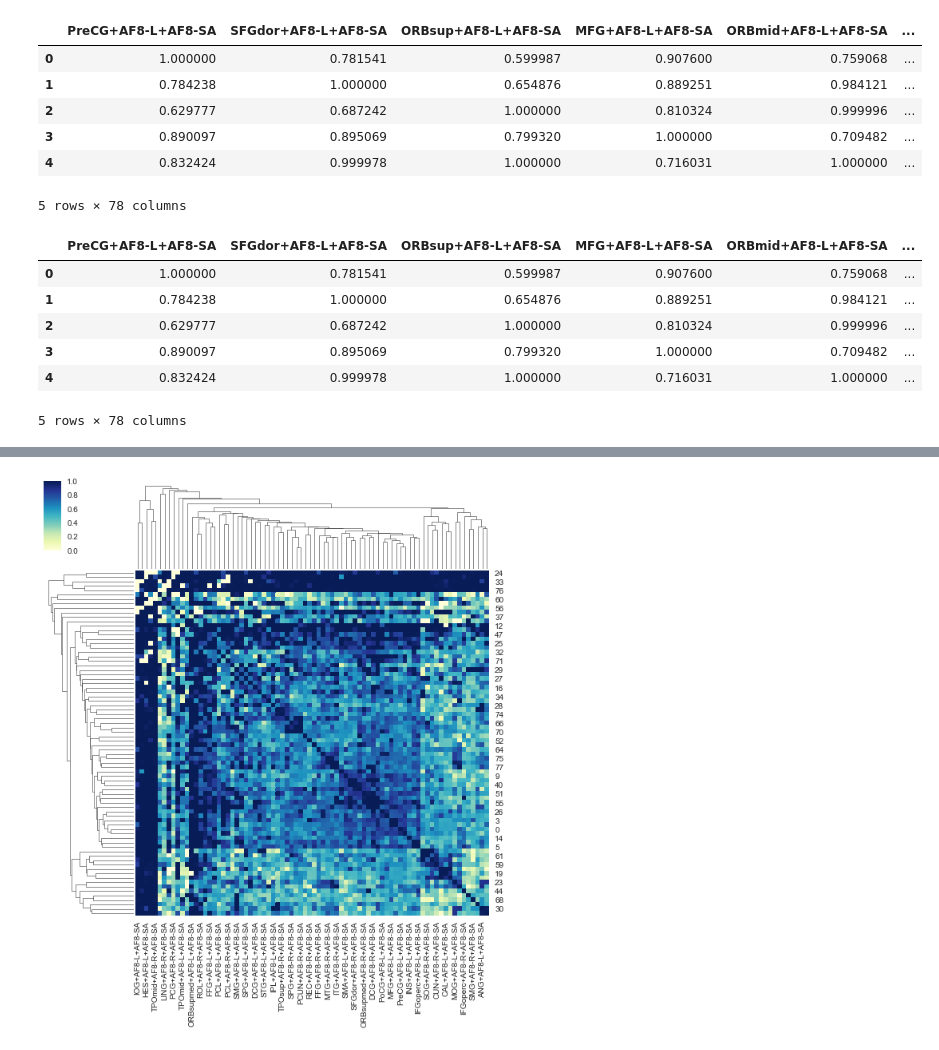
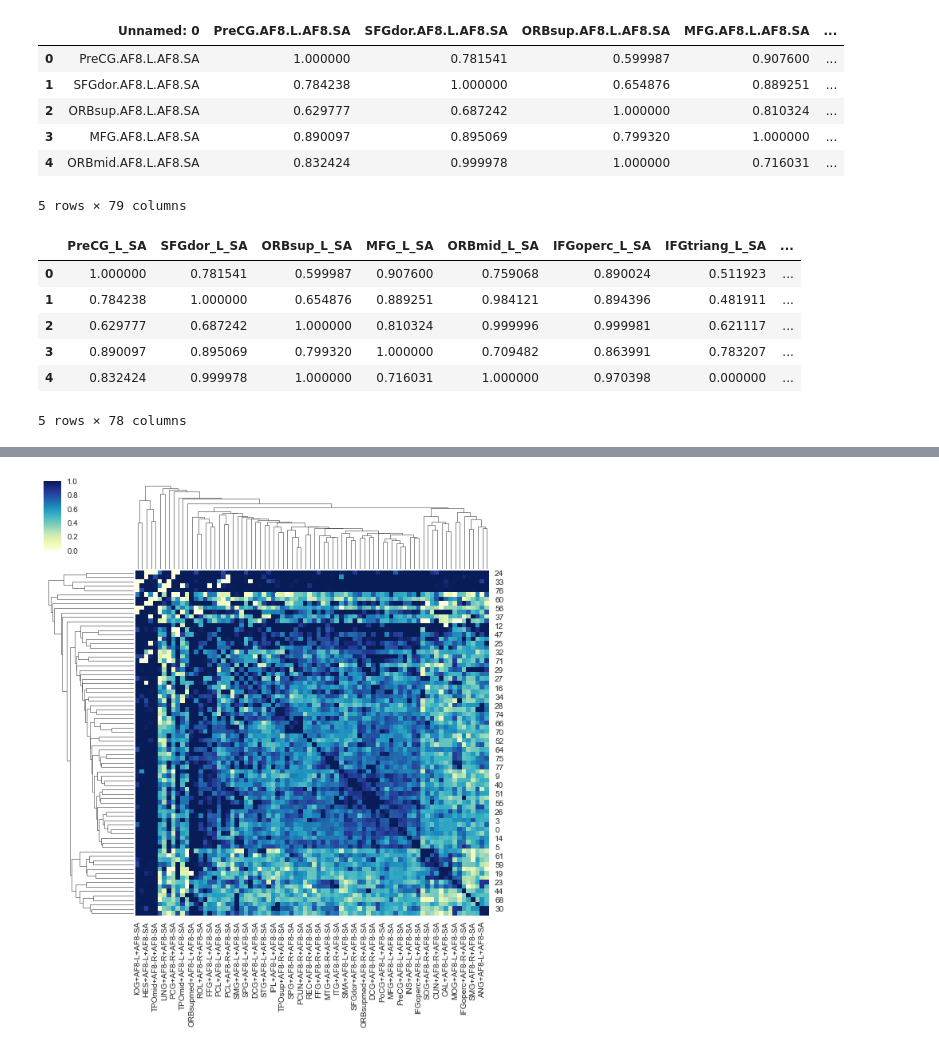
Before and after one commit to DimuthuHemachandra/heridcity, a Jupyter notebook: Clustering.ipynb, the cells around one changed output, grey strips where cells are left out. Saved outputs shown, nothing was run; the diff lists cells and outputs as text; code cells hidden in the pictures.

```diff
--- a/Clustering.ipynb
+++ b/Clustering.ipynb
@@ -5,40 +5,50 @@ import pandas as pd
 import numpy as np
 # %%
 # Reading non-symmetric input data
-
 df = pd.read_csv('SA_AAL_rg.csv')
-for column in df:
-    if df[column].dtype == np.object_:
-        df[column] = df[column].str.replace('\+AC0-', '-').astype(float)
-df = df.fillna(1)
 df.head()
 # %% [output]
-|  | PreCG+AF8-L+AF8-SA | SFGdor+AF8-L+AF8-SA | ORBsup+AF8-L+AF8-SA | MFG+AF8-L+AF8-SA | ORBmid+AF8-L+AF8-SA | ... |
-| 0 | 1.000000 | 0.781541 | 0.599987 | 0.907600 | 0.759068 | ... |
-| 1 | 0.784238 | 1.000000 | 0.654876 | 0.889251 | 0.984121 | ... |
-| 2 | 0.629777 | 0.687242 | 1.000000 | 0.810324 | 0.999996 | ... |
-| 3 | 0.890097 | 0.895069 | 0.799320 | 1.000000 | 0.709482 | ... |
-| 4 | 0.832424 | 0.999978 | 1.000000 | 0.716031 | 1.000000 | ... |
+|  | Unnamed: 0 | PreCG.AF8.L.AF8.SA | SFGdor.AF8.L.AF8.SA | ORBsup.AF8.L.AF8.SA | MFG.AF8.L.AF8.SA | ... |
+| 0 | PreCG.AF8.L.AF8.SA | 1.000000 | 0.781541 | 0.599987 | 0.907600 | ... |
+| 1 | SFGdor.AF8.L.AF8.SA | 0.784238 | 1.000000 | 0.654876 | 0.889251 | ... |
+| 2 | ORBsup.AF8.L.AF8.SA | 0.629777 | 0.687242 | 1.000000 | 0.810324 | ... |
+| 3 | MFG.AF8.L.AF8.SA | 0.890097 | 0.895069 | 0.799320 | 1.000000 | ... |
+| 4 | ORBmid.AF8.L.AF8.SA | 0.832424 | 0.999978 | 1.000000 | 0.716031 | ... |
-5 rows × 78 columns
+5 rows × 79 columns
 # %%
-# Removing values <0, > 1 and thresholding (if needed)
+df = df.drop(df.columns[0], axis = 'columns')
+df.columns = df.columns.str.replace('.AF8.', '_')
+df.head()
 
-for i in range(78):
-    for j in range(78):
-        if df.iloc[i,j] < 0:
-            df.iloc[i,j] = 0
-        if df.iloc[i,j] > 1:
-            df.iloc[i,j] = 1
+# DATA PREPROCESSING from before (not necessary anymore!)
+# for i in range(78):
+#     for j in range(78):
+#         if df.iloc[i,j] < 0:
+#             df.iloc[i,j] = 0
+#         if df.iloc[i,j] > 1:
+#             df.iloc[i,j] = 1
         # Thresholding
         #if df.iloc[i,j] < 0.5:
          #   df.iloc[i,j] = 0
-df.head()
+# for column in df:
+#      if df[column].dtype == np.object_:
+#          df[column] = df[column].str.replace('.AC0.', '_').astype(float)
+# df = df.fillna(1)
+# df.head()
+
+# INVERTING THE DATA (not necessary)
+    # looking at dissim instead of sim
+    # same as agglomerating vs. separating data
+# for i in range(78):
+#     for j in range(78):
+#         a = df.iloc[i,j]
+#         df.iloc[i,j] = 1-a
 # %% [output]
-|  | PreCG+AF8-L+AF8-SA | SFGdor+AF8-L+AF8-SA | ORBsup+AF8-L+AF8-SA | MFG+AF8-L+AF8-SA | ORBmid+AF8-L+AF8-SA | ... |
-| 0 | 1.000000 | 0.781541 | 0.599987 | 0.907600 | 0.759068 | ... |
-| 1 | 0.784238 | 1.000000 | 0.654876 | 0.889251 | 0.984121 | ... |
-| 2 | 0.629777 | 0.687242 | 1.000000 | 0.810324 | 0.999996 | ... |
-| 3 | 0.890097 | 0.895069 | 0.799320 | 1.000000 | 0.709482 | ... |
-| 4 | 0.832424 | 0.999978 | 1.000000 | 0.716031 | 1.000000 | ... |
+|  | PreCG_L_SA | SFGdor_L_SA | ORBsup_L_SA | MFG_L_SA | ORBmid_L_SA | IFGoperc_L_SA | IFGtriang_L_SA | ... |
+| 0 | 1.000000 | 0.781541 | 0.599987 | 0.907600 | 0.759068 | 0.890024 | 0.511923 | ... |
+| 1 | 0.784238 | 1.000000 | 0.654876 | 0.889251 | 0.984121 | 0.894396 | 0.481911 | ... |
+| 2 | 0.629777 | 0.687242 | 1.000000 | 0.810324 | 0.999996 | 0.999981 | 0.621117 | ... |
+| 3 | 0.890097 | 0.895069 | 0.799320 | 1.000000 | 0.709482 | 0.863991 | 0.783207 | ... |
+| 4 | 0.832424 | 0.999978 | 1.000000 | 0.716031 | 1.000000 | 0.970398 | 0.000000 | ... |
 5 rows × 78 columns
 # %%
```
Also changed, not shown: parts of 3 cells of this notebook, 3 other files.
